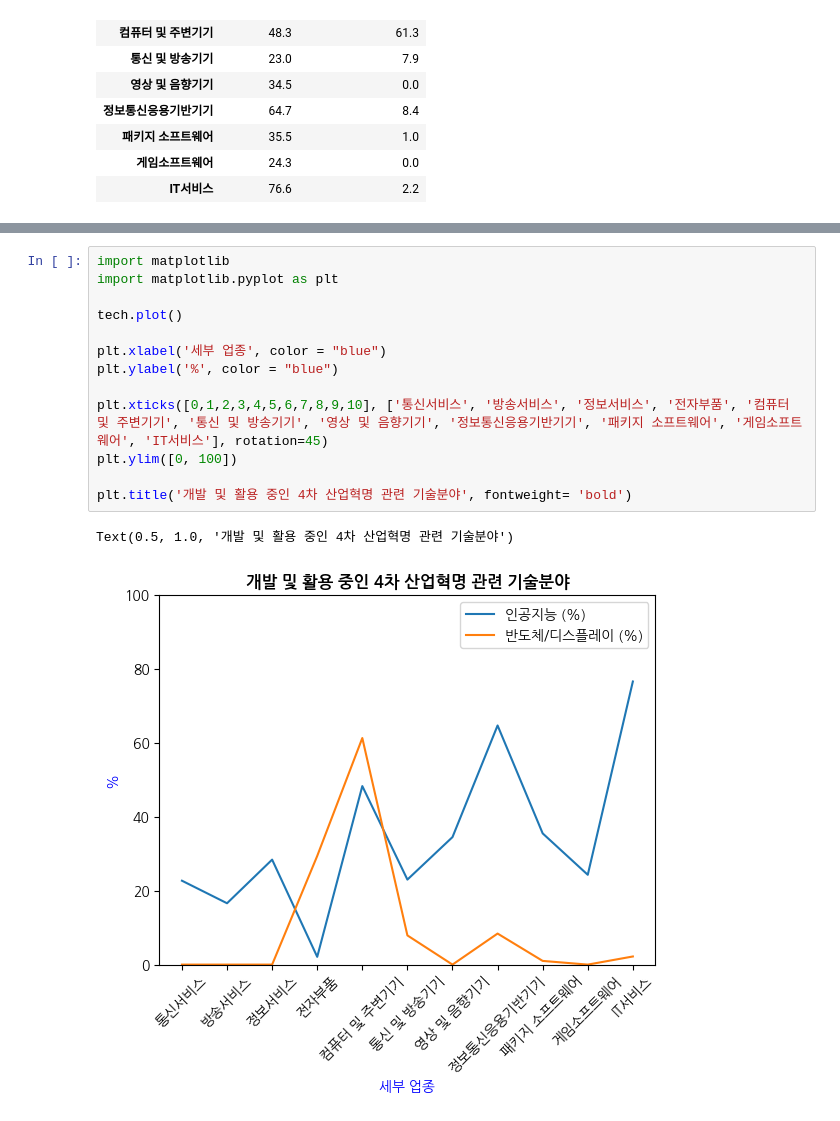
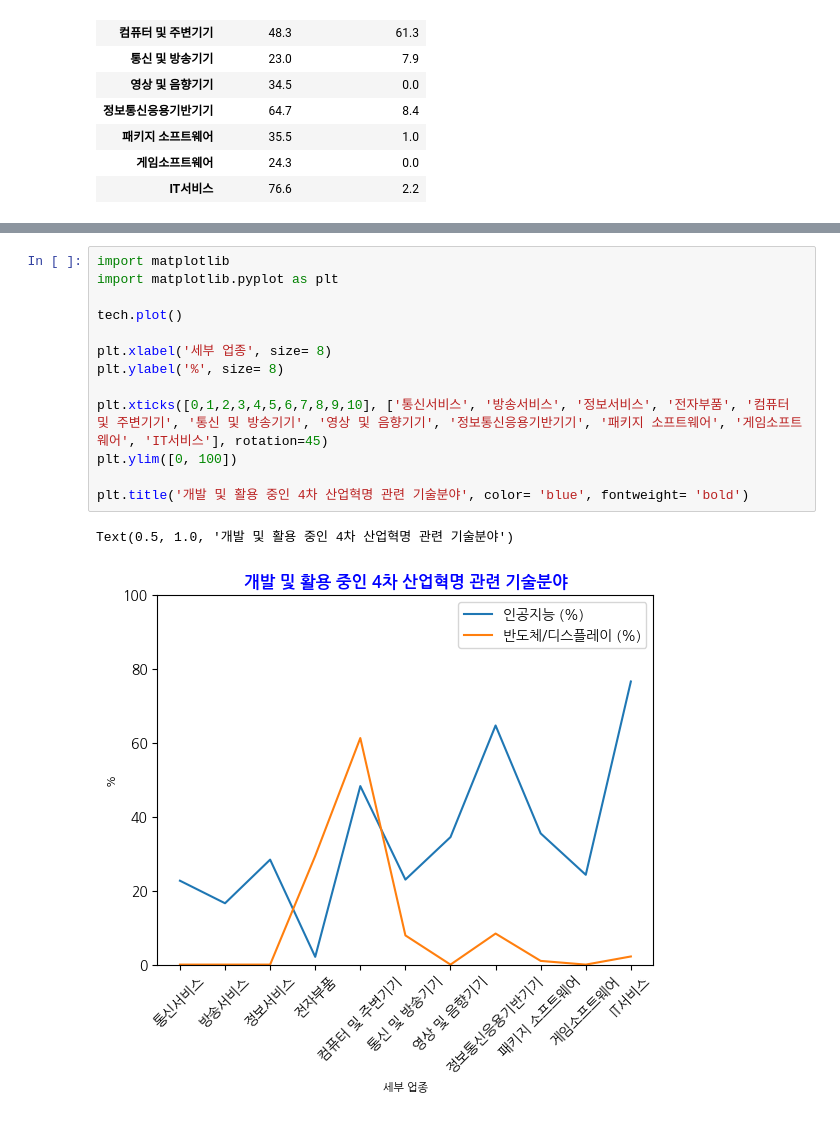
Before and after one commit to lyjddw/HW, a Jupyter notebook: AIsemiconductor.ipynb, the cells around one changed output, grey strips where cells are left out. Cells and saved outputs as stored; diff of their text form.

```diff
--- a/AIsemiconductor.ipynb
+++ b/AIsemiconductor.ipynb
@@ -87,16 +112,16 @@ plt.show()
 # %%
 import matplotlib
 import matplotlib.pyplot as plt
 
 tech.plot()
 
-plt.xlabel('세부 업종', color = "blue")
-plt.ylabel('%', color = "blue")
+plt.xlabel('세부 업종', size= 8)
+plt.ylabel('%', size= 8)
 
 plt.xticks([0,1,2,3,4,5,6,7,8,9,10], ['통신서비스', '방송서비스', '정보서비스', '전자부품', '컴퓨터 및 주변기기', '통신 및 방송기기', '영상 및 음향기기', '정보통신응용기반기기', '패키지 소프트웨어', '게임소프트웨어', 'IT서비스'], rotation=45)
 plt.ylim([0, 100])
 
-plt.title('개발 및 활용 중인 4차 산업혁명 관련 기술분야', fontweight= 'bold')
+plt.title('개발 및 활용 중인 4차 산업혁명 관련 기술분야', color= 'blue', fontweight= 'bold')
 # %% [output]
 Text(0.5, 1.0, '개발 및 활용 중인 4차 산업혁명 관련 기술분야')
-[figure, old version]
+[figure, new version]
```
Also changed, not shown: parts of 2 cells of this notebook.
